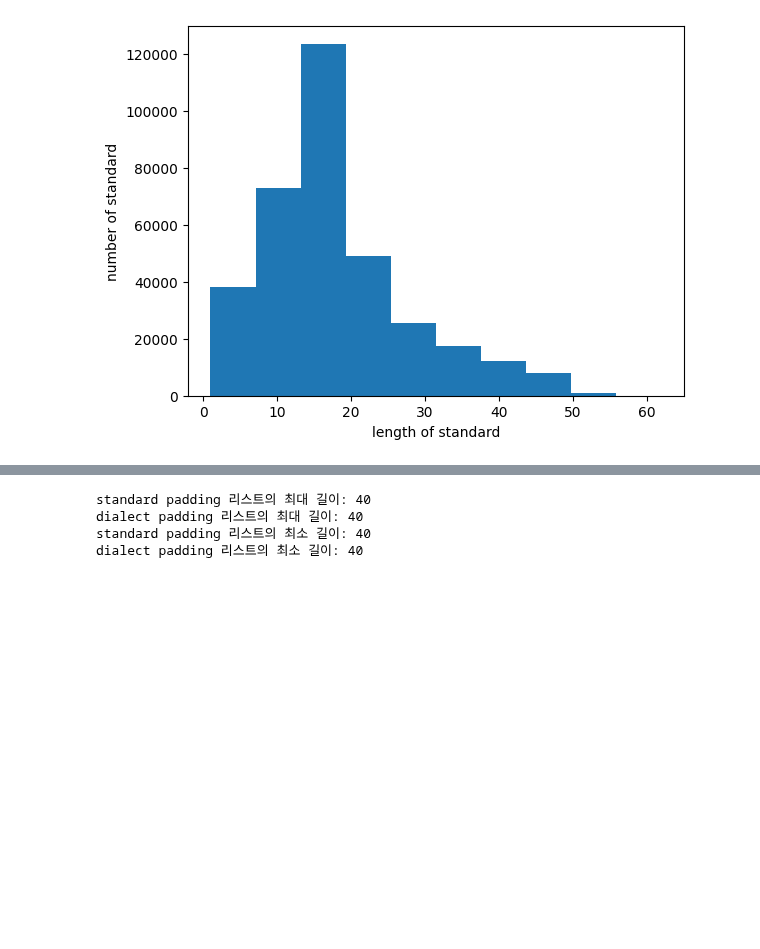
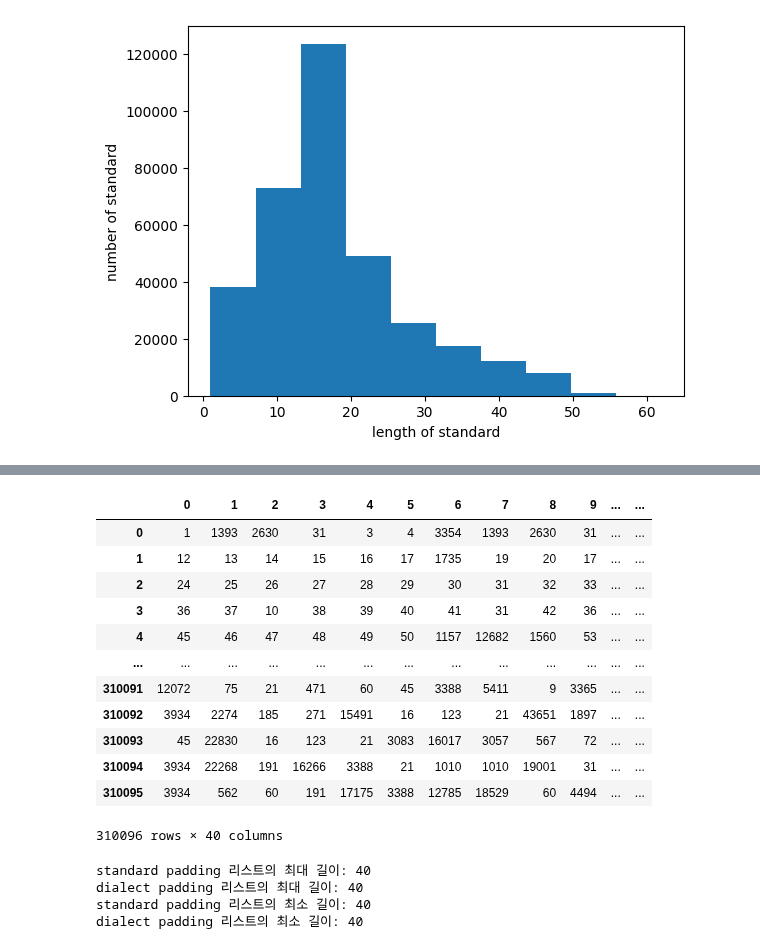
Before and after one commit to tukcomCD2024/4K, a Jupyter notebook: AI/사전 생성.ipynb, the cells around one changed output, grey strips where cells are left out. Saved outputs shown, nothing was run; the diff lists cells and outputs as text; code cells hidden in the pictures; blank space fills up the shorter version.

```diff
--- a/AI/사전 생성.ipynb
+++ b/AI/사전 생성.ipynb
@@ -515,3 +567,20 @@ for sentence in standard_indices:
     if len(sentence) <= 40:
         padded_sentence = sentence + [0] * (40 - len(sentence))
         standard_padding.append(padded_sentence)
+# %%
+dialect_padding_df = pd.DataFrame(dialect_padding)
+dialect_padding_df
+# %% [output]
+|  | 0 | 1 | 2 | 3 | 4 | 5 | 6 | 7 | 8 | 9 | ... | ... |
+| 0 | 1 | 1393 | 2630 | 31 | 3 | 4 | 3354 | 1393 | 2630 | 31 | ... | ... |
+| 1 | 12 | 13 | 14 | 15 | 16 | 17 | 1735 | 19 | 20 | 17 | ... | ... |
+| 2 | 24 | 25 | 26 | 27 | 28 | 29 | 30 | 31 | 32 | 33 | ... | ... |
+| 3 | 36 | 37 | 10 | 38 | 39 | 40 | 41 | 31 | 42 | 36 | ... | ... |
+| 4 | 45 | 46 | 47 | 48 | 49 | 50 | 1157 | 12682 | 1560 | 53 | ... | ... |
+| ... | ... | ... | ... | ... | ... | ... | ... | ... | ... | ... | ... | ... |
+| 310091 | 12072 | 75 | 21 | 471 | 60 | 45 | 3388 | 5411 | 9 | 3365 | ... | ... |
+| 310092 | 3934 | 2274 | 185 | 271 | 15491 | 16 | 123 | 21 | 43651 | 1897 | ... | ... |
+| 310093 | 45 | 22830 | 16 | 123 | 21 | 3083 | 16017 | 3057 | 567 | 72 | ... | ... |
+| 310094 | 3934 | 22268 | 191 | 16266 | 3388 | 21 | 1010 | 1010 | 19001 | 31 | ... | ... |
+| 310095 | 3934 | 562 | 60 | 191 | 17175 | 3388 | 12785 | 18529 | 60 | 4494 | ... | ... |
+310096 rows × 40 columns
```
Also changed, not shown: parts of 24 cells of this notebook.
